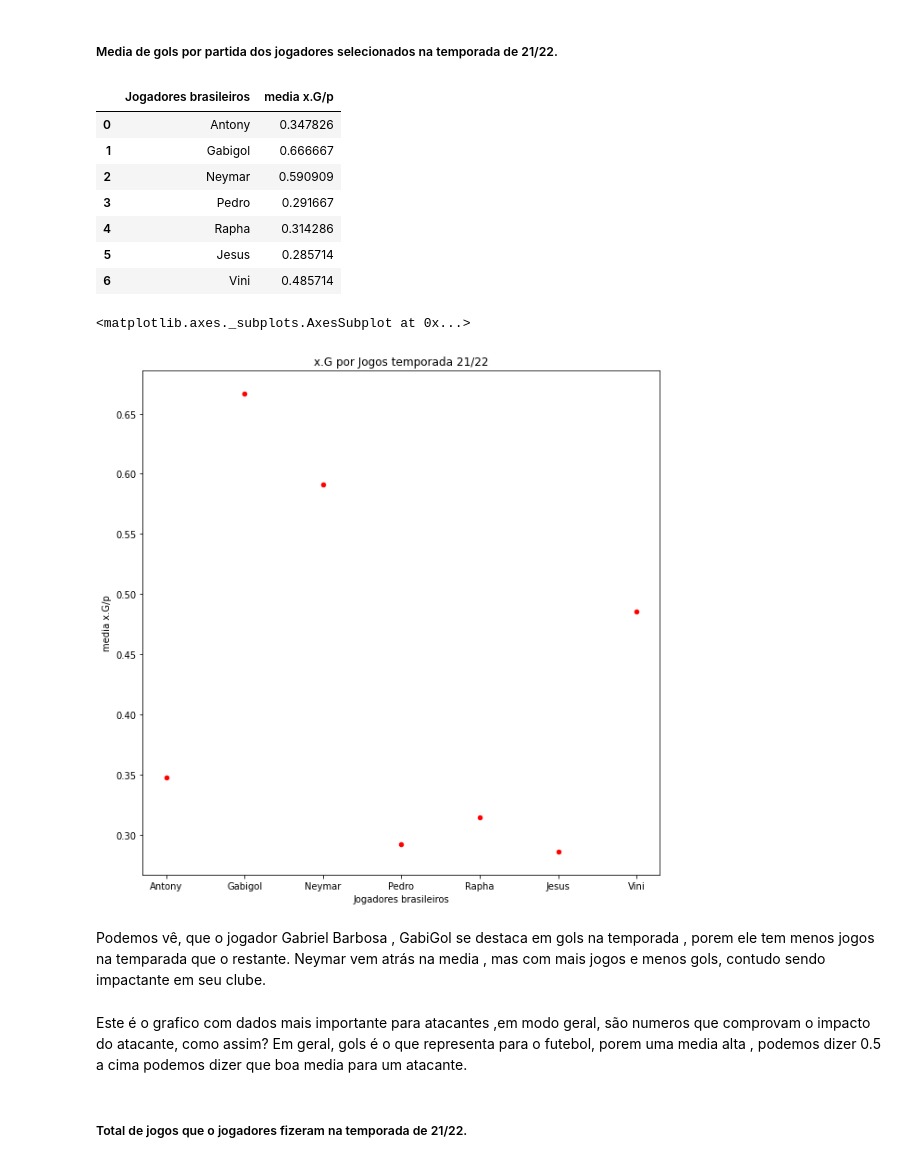
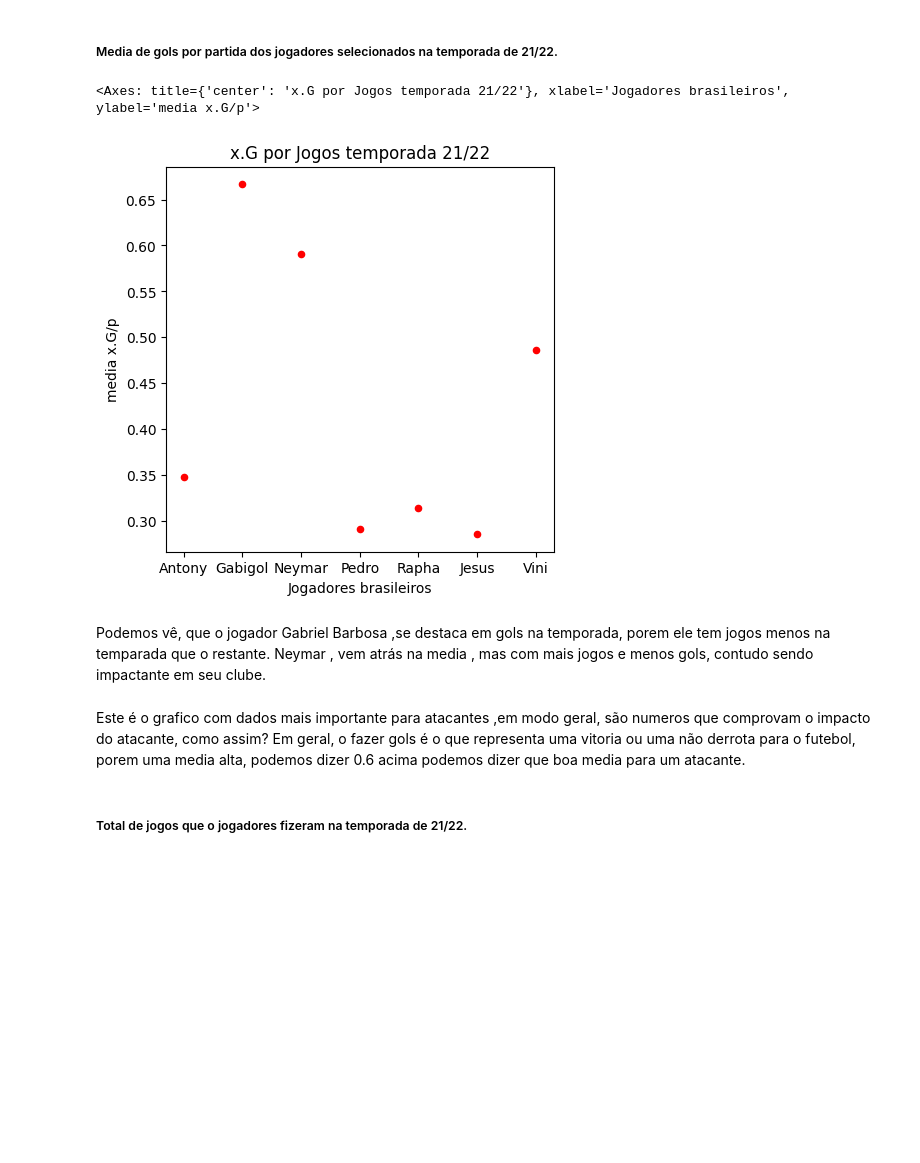
Before and after one commit to LuisNunes301/analys-player-brasil, a Jupyter notebook: analys_player_brasil.ipynb, the cells around one changed output. Cells and saved outputs as stored; diff of their text form; code cells hidden in the pictures; blank space fills up the shorter version.

```diff
--- a/analys_player_brasil.ipynb
+++ b/analys_player_brasil.ipynb
@@ -158,30 +182,19 @@ mdNey = numpy.divide(plyCopy['goals']['neymar'],plyCopy['appearence']['neymar'])
 # %%
 # X Jogadores.
 x = ['Antony','Gabigol','Neymar','Pedro','Rapha','Jesus', 'Vini']
 # Y x.G de cada jogador.
 y = [mdAnt,mdGab,mdNey,mdPe,mdRa,mdJe,mdVi]
 
 dfMediaXg = pd.DataFrame({'Jogadores brasileiros':x,'media x.G/p':y})
-dfMediaXg
+#Media dos de gols por partida dos jogadores.
+dfMediaXg.plot.scatter(title= "x.G por Jogos temporada 21/22",x = 'Jogadores brasileiros', y ='media x.G/p', color= 'red',figsize=(5,5))
 # %% [output]
-|  | Jogadores brasileiros | media x.G/p |
-| 0 | Antony | 0.347826 |
-| 1 | Gabigol | 0.666667 |
-| 2 | Neymar | 0.590909 |
-| 3 | Pedro | 0.291667 |
-| 4 | Rapha | 0.314286 |
-| 5 | Jesus | 0.285714 |
-| 6 | Vini | 0.485714 |
+<Axes: title={'center': 'x.G por Jogos temporada 21/22'}, xlabel='Jogadores brasileiros', ylabel='media x.G/p'>
+[figure, added]
-# %%
-#Media dos de gols por partida dos jogadores.
-dfMediaXg.plot.scatter(title= "x.G por Jogos temporada 21/22",x = 'Jogadores brasileiros', y ='media x.G/p', color= 'red',figsize=(10,10))
-# %% [output]
-<matplotlib.axes._subplots.AxesSubplot at 0x...>
-[figure, removed]
 # %% [markdown]
-Podemos vê, que o jogador Gabriel Barbosa , GabiGol se destaca em gols na temporada , porem ele tem menos jogos na temparada que o restante. Neymar vem atrás na media , mas com mais jogos e menos gols, contudo sendo impactante em seu clube.
+Podemos vê, que o jogador Gabriel Barbosa ,se destaca em gols na temporada, porem ele tem jogos menos na temparada que o restante. Neymar , vem atrás na media , mas com mais jogos e menos gols, contudo sendo impactante em seu clube.
 # %% [markdown]
-Este é o grafico com dados mais importante para atacantes ,em modo geral, são numeros que comprovam o impacto do atacante, como assim? Em geral, gols é o que representa para o futebol, porem uma media alta , podemos dizer 0.5 a cima podemos dizer que boa media para um atacante.
+Este é o grafico com dados mais importante para atacantes ,em modo geral, são numeros que comprovam o impacto do atacante, como assim? Em geral, o fazer gols é o que representa uma vitoria ou uma não derrota para o futebol, porem uma media alta, podemos dizer 0.6 acima podemos dizer que boa media para um atacante.
 # %% [markdown]
 #####     Total de jogos que o jogadores fizeram na temporada de 21/22.
 # %%
```
Also changed, not shown: parts of 13 cells of this notebook.
